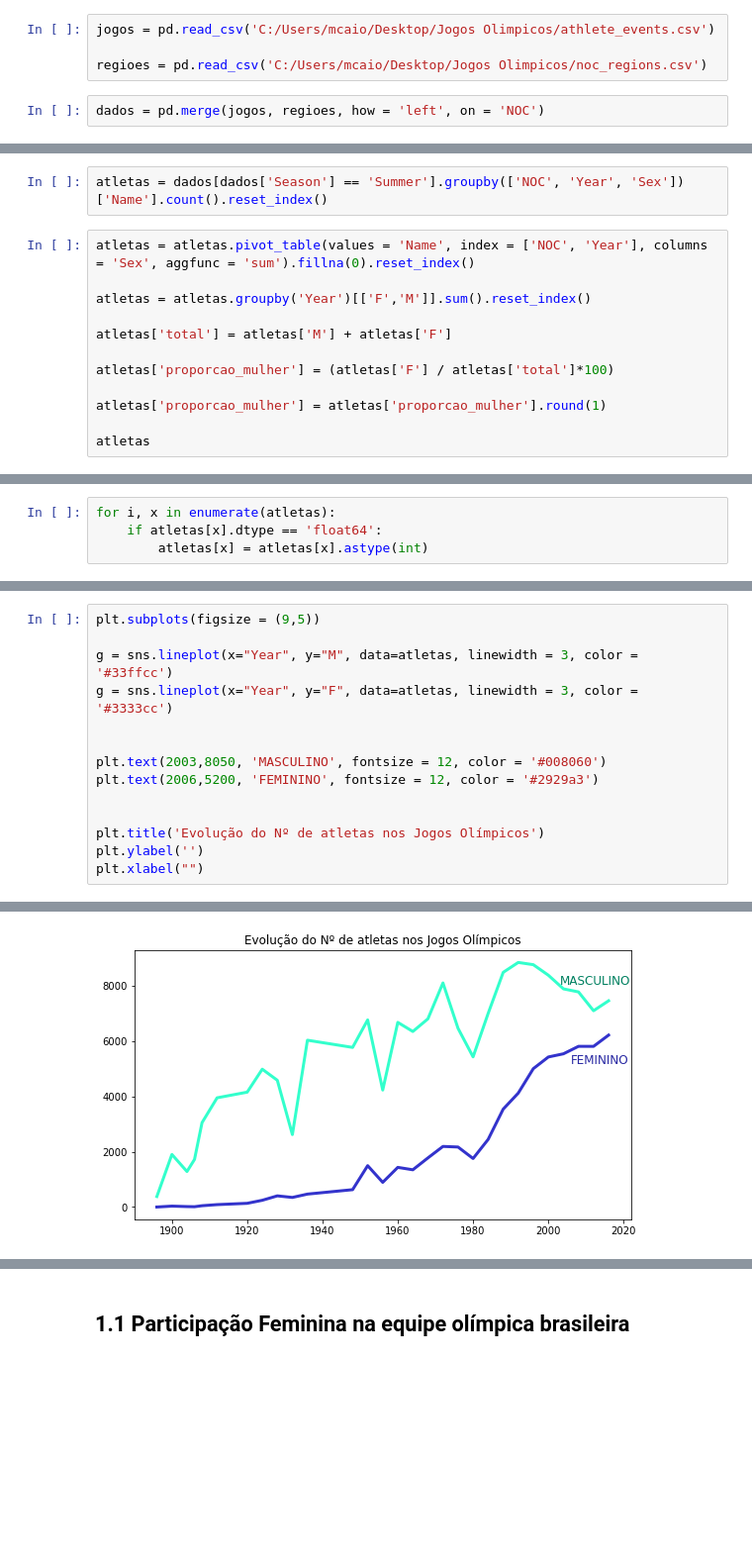
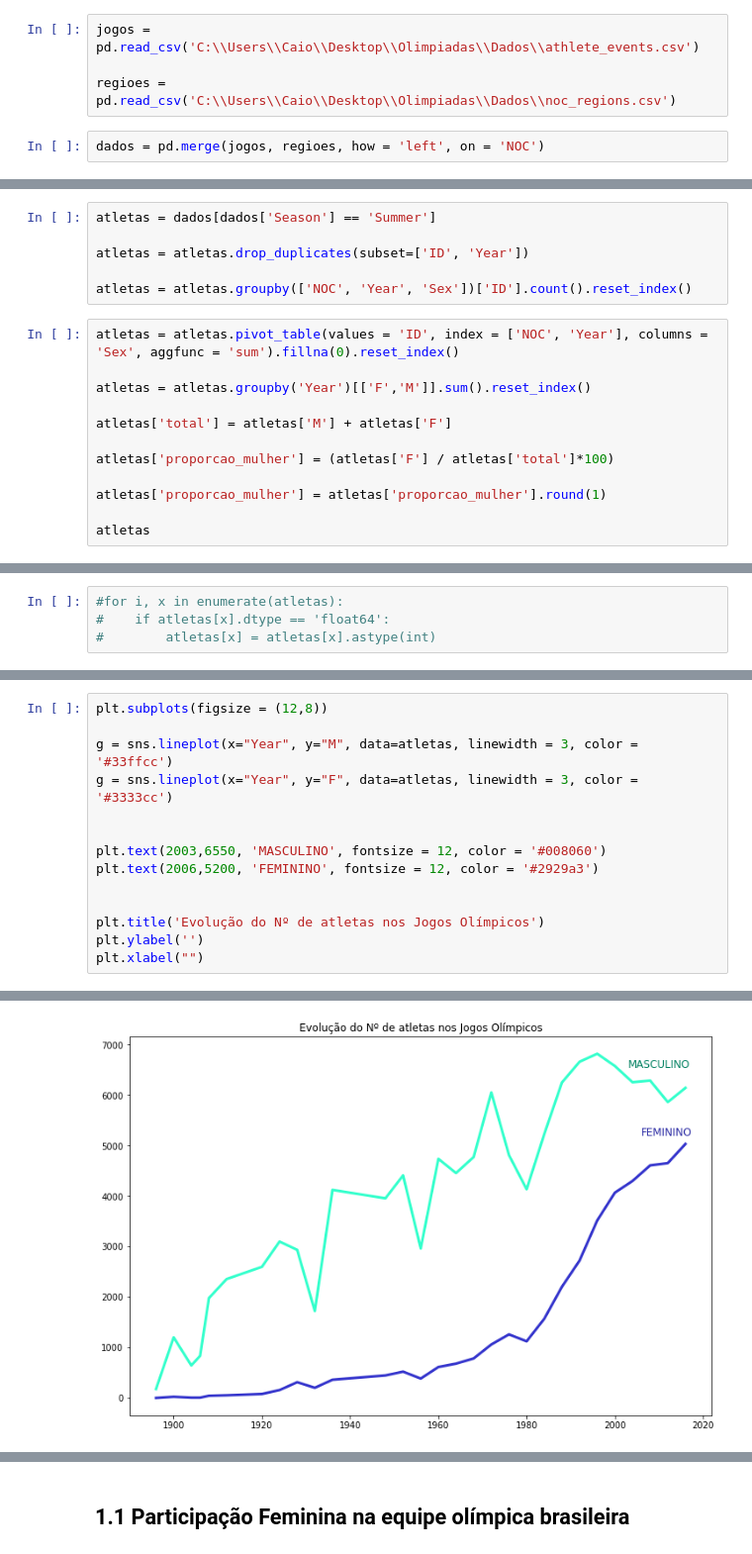
Before and after one commit to martinscaio/Jogos-Olimpicos, a Jupyter notebook: Jogos Olimpicos.ipynb, the cells around one changed output, grey strips where cells are left out. Shown at 99% size. Cells and saved outputs as stored; diff of their text form; blank space fills up the shorter version.

```diff
--- a/Jogos Olimpicos.ipynb
+++ b/Jogos Olimpicos.ipynb
@@ -13,9 +11,9 @@ import numpy as np
 import seaborn as sns
 import matplotlib.pyplot as plt
 # %%
-jogos = pd.read_csv('C:/Users/mcaio/Desktop/Jogos Olimpicos/athlete_events.csv')
+jogos = pd.read_csv('C:\\Users\\Caio\\Desktop\\Olimpiadas\\Dados\\athlete_events.csv')
 
-regioes = pd.read_csv('C:/Users/mcaio/Desktop/Jogos Olimpicos/noc_regions.csv')
+regioes = pd.read_csv('C:\\Users\\Caio\\Desktop\\Olimpiadas\\Dados\\noc_regions.csv')
 # %%
 dados = pd.merge(jogos, regioes, how = 'left', on = 'NOC')
 # %% [markdown]
@@ -23,7 +21,11 @@ dados = pd.merge(jogos, regioes, how = 'left', on = 'NOC')
 # %%
-atletas = dados[dados['Season'] == 'Summer'].groupby(['NOC', 'Year', 'Sex'])['Name'].count().reset_index()
+atletas = dados[dados['Season'] == 'Summer']
+
+atletas = atletas.drop_duplicates(subset=['ID', 'Year'])
+
+atletas = atletas.groupby(['NOC', 'Year', 'Sex'])['ID'].count().reset_index()
 # %%
-atletas = atletas.pivot_table(values = 'Name', index = ['NOC', 'Year'], columns = 'Sex', aggfunc = 'sum').fillna(0).reset_index()
+atletas = atletas.pivot_table(values = 'ID', index = ['NOC', 'Year'], columns = 'Sex', aggfunc = 'sum').fillna(0).reset_index()
 
 atletas = atletas.groupby('Year')[['F','M']].sum().reset_index()
 
@@ -55,5 +57,5 @@ atletas
 # %%
-for i, x in enumerate(atletas):
-    if atletas[x].dtype == 'float64':
-        atletas[x] = atletas[x].astype(int)
+#for i, x in enumerate(atletas):
+#    if atletas[x].dtype == 'float64':
+#        atletas[x] = atletas[x].astype(int)
 # %%
@@ -106,18 +121,18 @@ for rect in rects:
 # %%
-plt.subplots(figsize = (9,5))
+plt.subplots(figsize = (12,8))
 
 g = sns.lineplot(x="Year", y="M", data=atletas, linewidth = 3, color = '#33ffcc')
 g = sns.lineplot(x="Year", y="F", data=atletas, linewidth = 3, color = '#3333cc')
 
 
-plt.text(2003,8050, 'MASCULINO', fontsize = 12, color = '#008060')
+plt.text(2003,6550, 'MASCULINO', fontsize = 12, color = '#008060')
 plt.text(2006,5200, 'FEMININO', fontsize = 12, color = '#2929a3')
 
 
 plt.title('Evolução do Nº de atletas nos Jogos Olímpicos')
 plt.ylabel('')
 plt.xlabel("")
 # %% [output]
 Text(0.5, 0, '')
-[figure, old version]
+[figure, new version]
 # %%
```
Also changed, not shown: parts of 24 cells of this notebook.
